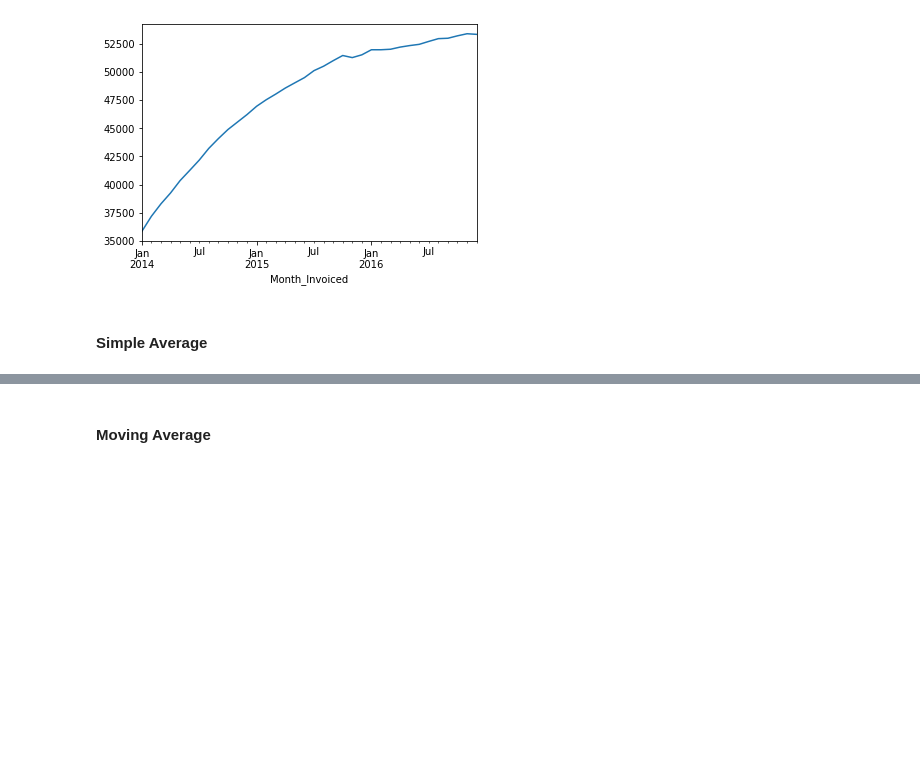
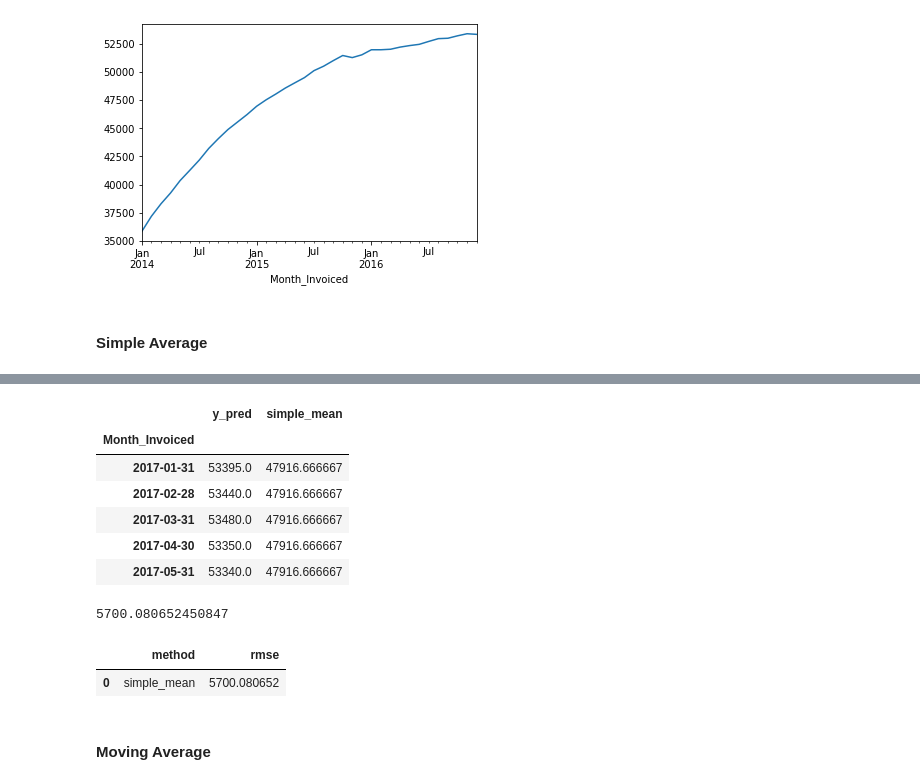
Before and after one commit to noahmelngailis/ds-methodologies-exercises, a Jupyter notebook: time_series/model.ipynb, the cells around one changed output, grey strips where cells are left out. Saved outputs shown, nothing was run; the diff lists cells and outputs as text; code cells hidden in the pictures; blank space fills up the shorter version.

Commit message:
modeling work partially done

```diff
--- a/time_series/model.ipynb
+++ b/time_series/model.ipynb
@@ -104,3 +121,6 @@ train_by_month.plot()
 [figure]
 # %% [markdown]
 ####  Simple Average
+# %%
+#compute simple average of train_by_month
+average = train_by_month.mean()
@@ -106,0 +140,20 @@ train_by_month.plot()
+# %%
+test.drop(columns=(['Customer_Id', 'Invoice_Id', 'Subscription_Type']), inplace=True)
+# %%
+test['simple_mean'] = average
+test = test.rename(columns=({'Amount':'y_pred'}))
+test.head()
+# %% [output]
+|  | y_pred | simple_mean |
+| Month_Invoiced |  |  |
+| 2017-01-31 | 53395.0 | 47916.666667 |
+| 2017-02-28 | 53440.0 | 47916.666667 |
+| 2017-03-31 | 53480.0 | 47916.666667 |
+| 2017-04-30 | 53350.0 | 47916.666667 |
+| 2017-05-31 | 53340.0 | 47916.666667 |
+# %%
+#evaluate the model:
+rmse = sqrt(mean_squared_error(test.y_pred, test.simple_mean))
+rmse
+# %% [output]
+5700.080652450847
@@ -107,2 +162,7 @@ train_by_month.plot()
+# %%
+eval_df
+# %% [output]
+|  | method | rmse |
+| 0 | simple_mean | 5700.080652 |
 # %% [markdown]
 #### Moving Average
```
Also changed, not shown: parts of 14 cells of this notebook.
